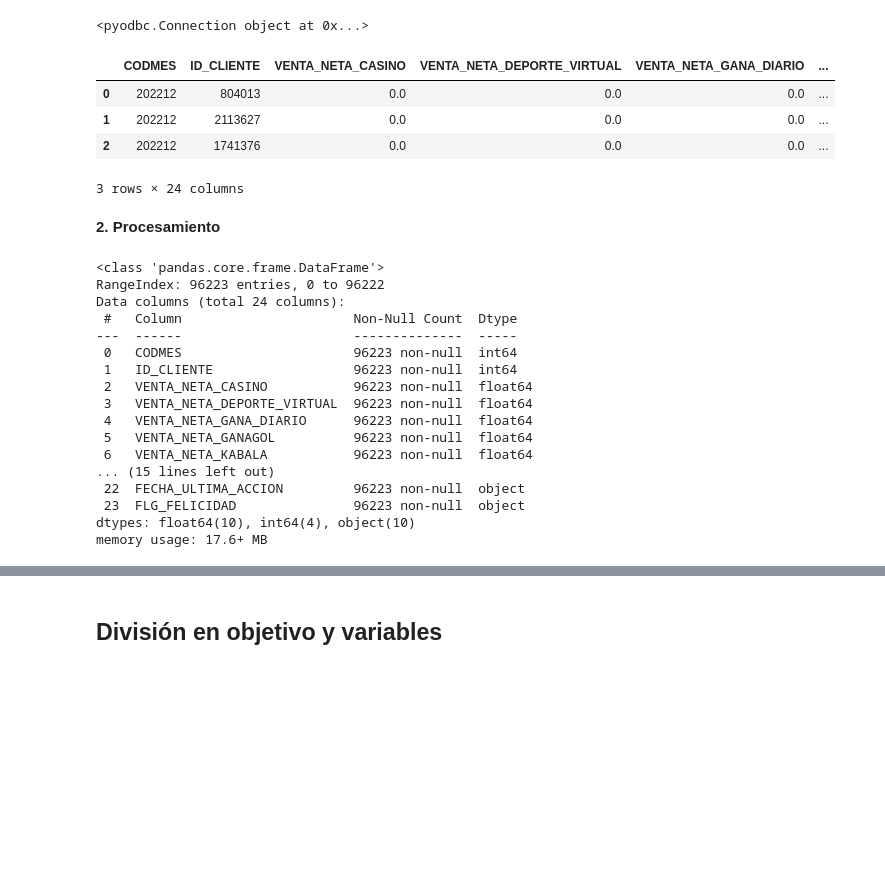
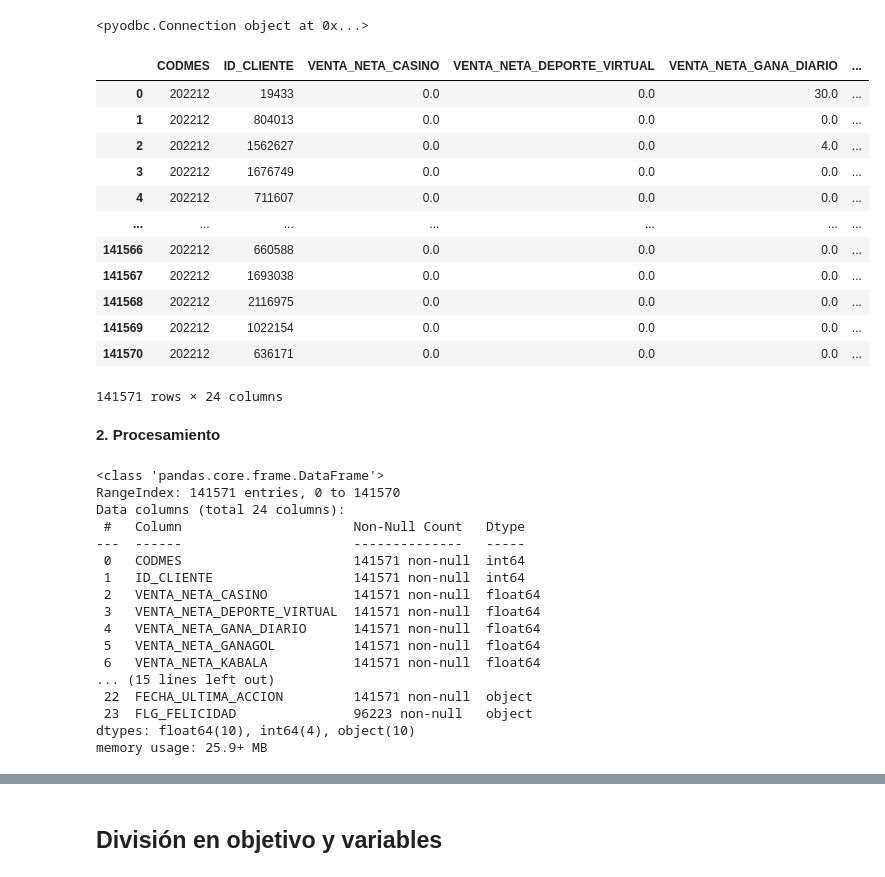
Before and after one commit to Sandraanalytics/latinka, a Jupyter notebook: class.ipynb, the cells around one changed output, grey strips where cells are left out. Saved outputs shown, nothing was run; the diff lists cells and outputs as text; code cells hidden in the pictures; blank space fills up the shorter version.

```diff
--- a/class.ipynb
+++ b/class.ipynb
@@ -29,41 +29,49 @@ print(conn)
 #No se tomó en cuenta los datos con target null
 q0 = """SELECT *
         FROM [EDS].[TABLON_MODELO_FUGA_CLIENTE]
-        WHERE FLG_FELICIDAD IS NOT NULL AND CODMES=202212"""
+        WHERE CODMES=202212"""
 df = pd.read_sql_query(q0,conn)
 
 #Cerrar conexión
 conn.close()
 # %%
-df.head(3)
+df
 # %% [output]
 |  | CODMES | ID_CLIENTE | VENTA_NETA_CASINO | VENTA_NETA_DEPORTE_VIRTUAL | VENTA_NETA_GANA_DIARIO | ... |
-| 0 | 202212 | 804013 | 0.0 | 0.0 | 0.0 | ... |
-| 1 | 202212 | 2113627 | 0.0 | 0.0 | 0.0 | ... |
-| 2 | 202212 | 1741376 | 0.0 | 0.0 | 0.0 | ... |
+| 0 | 202212 | 19433 | 0.0 | 0.0 | 30.0 | ... |
+| 1 | 202212 | 804013 | 0.0 | 0.0 | 0.0 | ... |
+| 2 | 202212 | 1562627 | 0.0 | 0.0 | 4.0 | ... |
+| 3 | 202212 | 1676749 | 0.0 | 0.0 | 0.0 | ... |
+| 4 | 202212 | 711607 | 0.0 | 0.0 | 0.0 | ... |
+| ... | ... | ... | ... | ... | ... | ... |
+| 141566 | 202212 | 660588 | 0.0 | 0.0 | 0.0 | ... |
+| 141567 | 202212 | 1693038 | 0.0 | 0.0 | 0.0 | ... |
+| 141568 | 202212 | 2116975 | 0.0 | 0.0 | 0.0 | ... |
+| 141569 | 202212 | 1022154 | 0.0 | 0.0 | 0.0 | ... |
+| 141570 | 202212 | 636171 | 0.0 | 0.0 | 0.0 | ... |
-3 rows × 24 columns
+141571 rows × 24 columns
 # %% [markdown]
 **2. Procesamiento**
 # %%
 df.info()
 # %% [output]
 <class 'pandas.core.frame.DataFrame'>
-RangeIndex: 96223 entries, 0 to 96222
+RangeIndex: 141571 entries, 0 to 141570
 Data columns (total 24 columns):
- #   Column                      Non-Null Count  Dtype
----  ------                      --------------  -----
- 0   CODMES                      96223 non-null  int64
- 1   ID_CLIENTE                  96223 non-null  int64
- 2   VENTA_NETA_CASINO           96223 non-null  float64
- 3   VENTA_NETA_DEPORTE_VIRTUAL  96223 non-null  float64
- 4   VENTA_NETA_GANA_DIARIO      96223 non-null  float64
- 5   VENTA_NETA_GANAGOL          96223 non-null  float64
- 6   VENTA_NETA_KABALA           96223 non-null  float64
+ #   Column                      Non-Null Count   Dtype
+---  ------                      --------------   -----
+ 0   CODMES                      141571 non-null  int64
+ 1   ID_CLIENTE                  141571 non-null  int64
+ 2   VENTA_NETA_CASINO           141571 non-null  float64
+ 3   VENTA_NETA_DEPORTE_VIRTUAL  141571 non-null  float64
+ 4   VENTA_NETA_GANA_DIARIO      141571 non-null  float64
+ 5   VENTA_NETA_GANAGOL          141571 non-null  float64
+ 6   VENTA_NETA_KABALA           141571 non-null  float64
 ... (15 lines left out)
- 22  FECHA_ULTIMA_ACCION         96223 non-null  object
- 23  FLG_FELICIDAD               96223 non-null  object
+ 22  FECHA_ULTIMA_ACCION         141571 non-null  object
+ 23  FLG_FELICIDAD               96223 non-null   object
 dtypes: float64(10), int64(4), object(10)
-memory usage: 17.6+ MB
+memory usage: 25.9+ MB
 # %%
 #Conversion de String a datetime
 df['FECHA_ALTA_SISTEMA'] = pd.to_datetime(df['FECHA_ALTA_SISTEMA'], format = "%Y-%m-%d")
```
Also changed, not shown: parts of 42 cells of this notebook, 1 other file.
